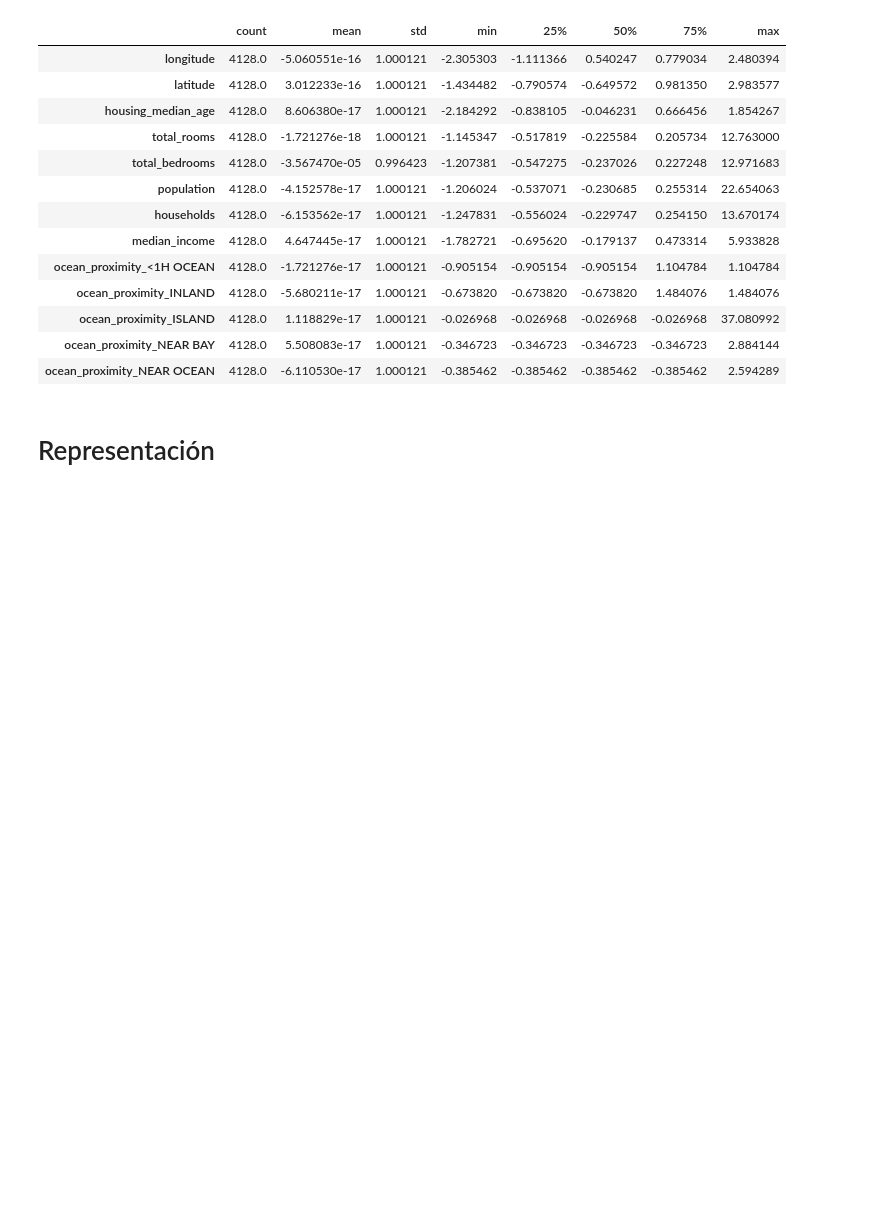
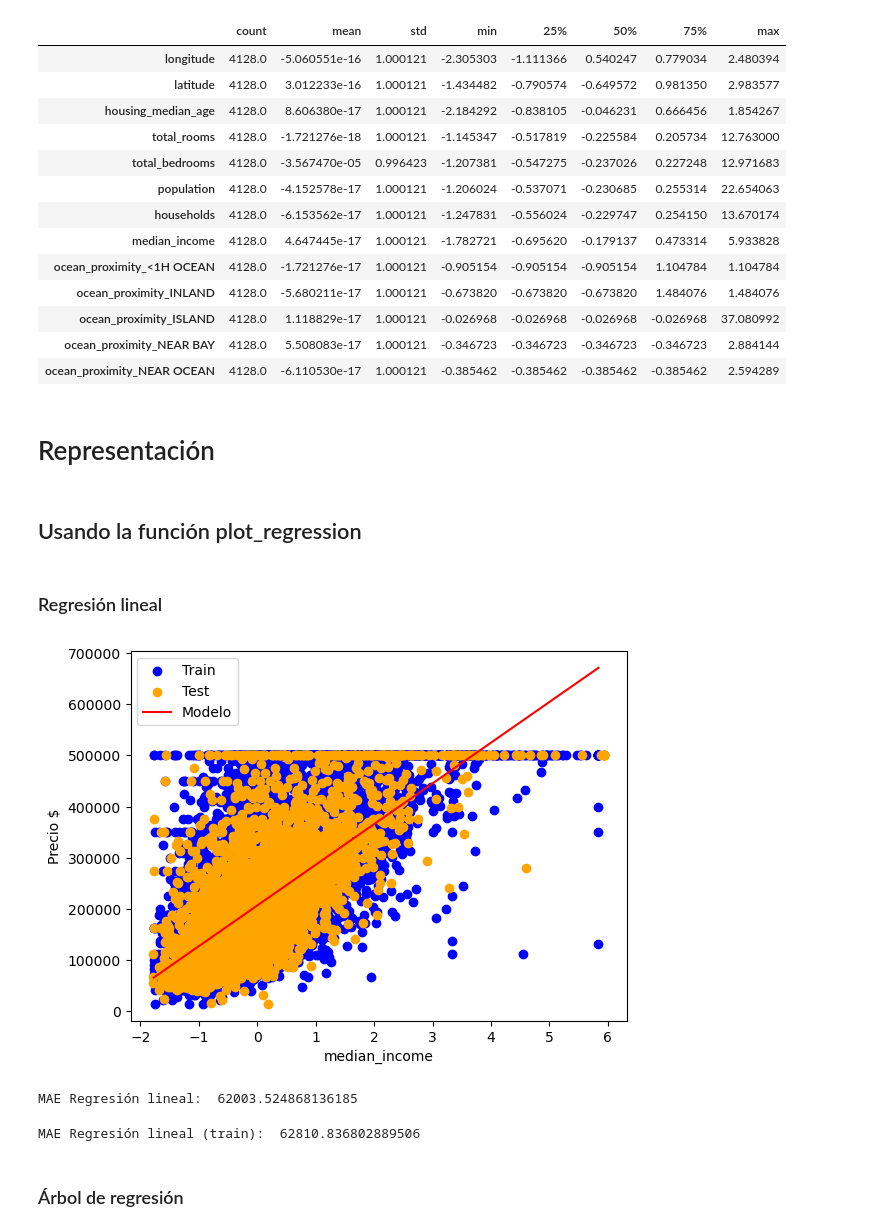
Before and after one commit to Socramer6588/pia23, a Jupyter notebook: KNN_EXAMEN.ipynb, the cells around one changed output. Saved outputs shown, nothing was run; the diff lists cells and outputs as text; code cells hidden in the pictures; blank space fills up the shorter version.

```diff
--- a/KNN_EXAMEN.ipynb
+++ b/KNN_EXAMEN.ipynb
@@ -358,6 +363,8 @@ X_test_imputed.describe().T
 | ocean_proximity_NEAR OCEAN | 4128.0 | -6.110530e-17 | 1.000121 | -0.385462 | -0.385462 | -0.385462 | -0.385462 | 2.594289 |
 # %% [markdown]
 # Representación
+# %% [markdown]
+## Usando la función plot_regression
 # %%
 def plot_regression(X, y, X_test = None, y_test = None, model = None):
     plt.scatter(X, y, color='blue', label='Train')
@@ -366,8 +373,29 @@ def plot_regression(X, y, X_test = None, y_test = None, model = None):
     X_plot = pd.DataFrame(np.linspace(X.min(), X.max(), num=100), columns= X.columns)
     if model is not None:
         plt.plot(X_plot, model.predict(X_plot), color='red', label='Modelo')
-    plt.xlabel("X")
-    plt.ylabel("Y")
+    plt.xlabel("median_income")
+    plt.ylabel("Precio $")
     if X_test is not None or model is not None:
         plt.legend()
     plt.show()
+# %% [markdown]
+### Regresión lineal
+# %%
+model_linear = LinearRegression().fit(X_train_imputed[["median_income"]], y_train)
+# %%
+plot_regression(X_train_imputed[["median_income"]], y_train, X_test_imputed[["median_income"]], y_test, model_linear)
+# %% [output]
+[figure, added]
+# %%
+y_test_pred = model_linear.predict(X_test_imputed[["median_income"]])
+mae_linear = mean_absolute_error(y_test, y_test_pred)
+print("MAE Regresión lineal: ", mae_linear)
+# %% [output]
+MAE Regresión lineal:  62003.524868136185
+# %%
+mae_linear_train = mean_absolute_error(y_train, model_linear.predict(X_train_imputed[["median_income"]]))
+print("MAE Regresión lineal (train): ", mae_linear_train)
+# %% [output]
+MAE Regresión lineal (train):  62810.836802889506
+# %% [markdown]
+### Árbol de regresión
```
Also changed, not shown: parts of 7 cells of this notebook.
